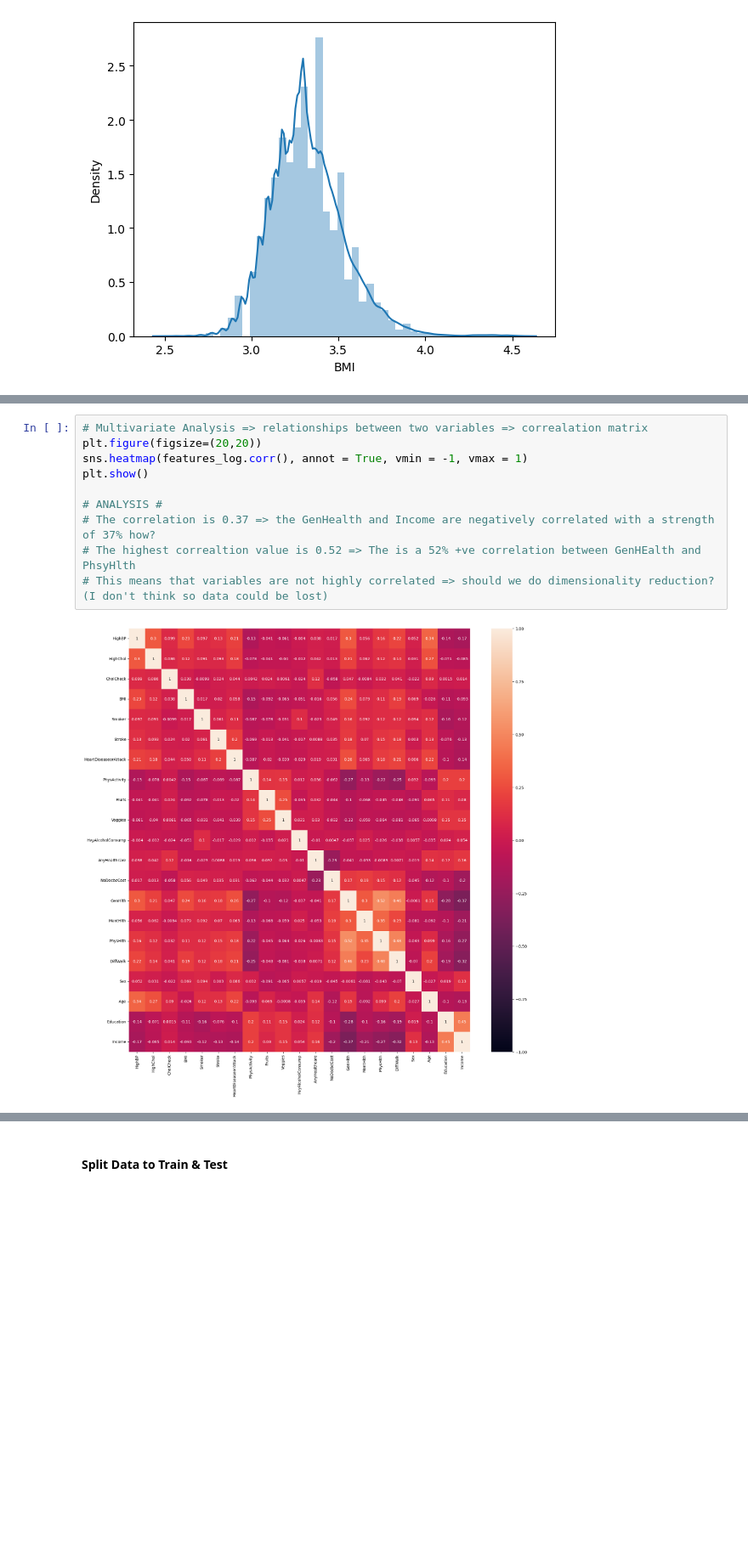
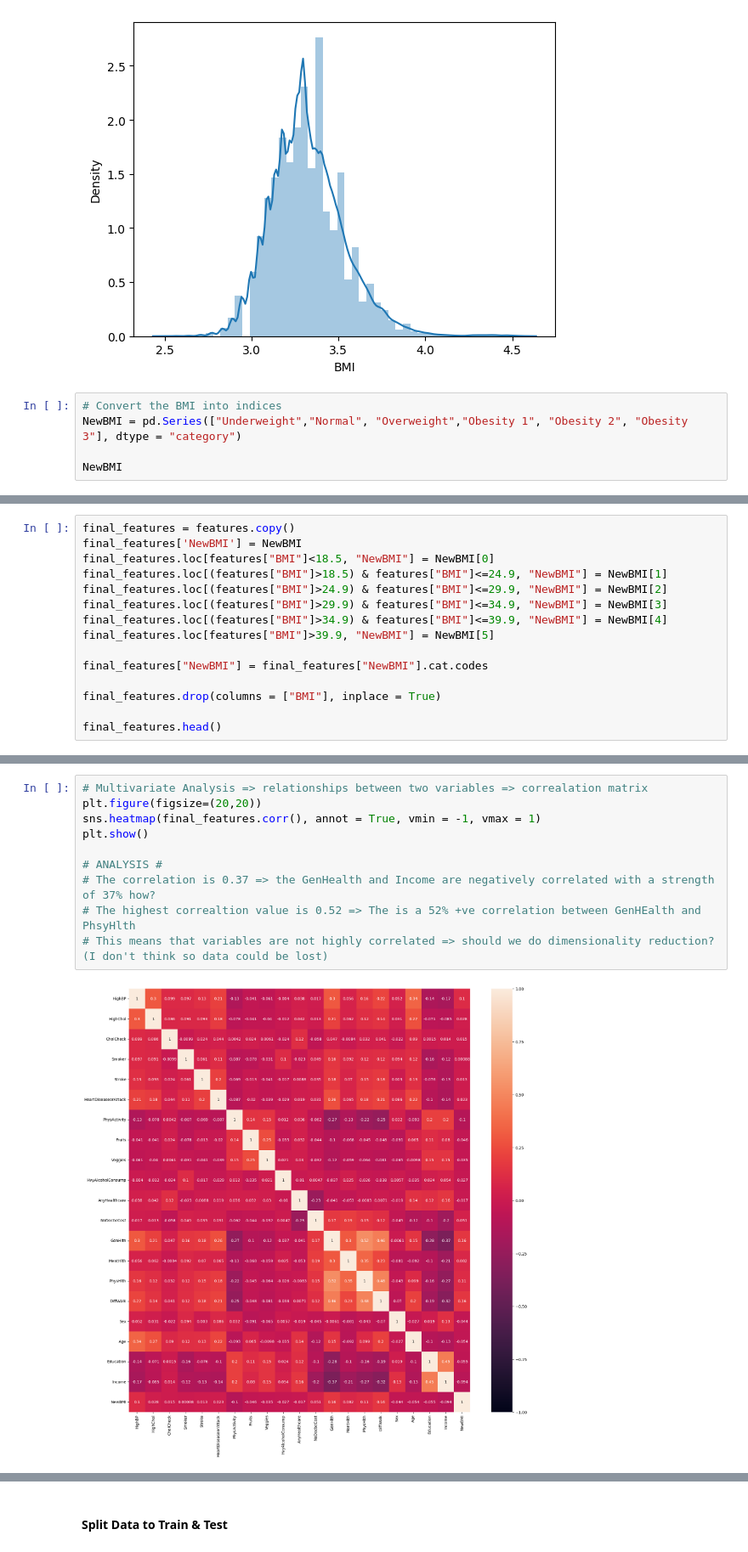
Before and after one commit to yasmineghanem/ML-Project, a Jupyter notebook: notebook.ipynb, the cells around one changed output, grey strips where cells are left out. Shown at 85% size. Cells and saved outputs as stored; diff of their text form; blank space fills up the shorter version.

```diff
--- a/notebook.ipynb
+++ b/notebook.ipynb
@@ -321,3 +324,8 @@ sns.distplot(features_log["BMI"], axlabel="BMI")
 # %% [output]
 <Axes: xlabel='BMI', ylabel='Density'>
 [figure]
+# %%
+# Convert the BMI into indices
+NewBMI = pd.Series(["Underweight","Normal", "Overweight","Obesity 1", "Obesity 2", "Obesity 3"], dtype = "category")
+
+NewBMI
@@ -323,0 +341,15 @@ sns.distplot(features_log["BMI"], axlabel="BMI")
+# %%
+final_features = features.copy()
+final_features['NewBMI'] = NewBMI
+final_features.loc[features["BMI"]<18.5, "NewBMI"] = NewBMI[0]
+final_features.loc[(features["BMI"]>18.5) & features["BMI"]<=24.9, "NewBMI"] = NewBMI[1]
+final_features.loc[(features["BMI"]>24.9) & features["BMI"]<=29.9, "NewBMI"] = NewBMI[2]
+final_features.loc[(features["BMI"]>29.9) & features["BMI"]<=34.9, "NewBMI"] = NewBMI[3]
+final_features.loc[(features["BMI"]>34.9) & features["BMI"]<=39.9, "NewBMI"] = NewBMI[4]
+final_features.loc[features["BMI"]>39.9, "NewBMI"] = NewBMI[5]
+
+final_features["NewBMI"] = final_features["NewBMI"].cat.codes
+
+final_features.drop(columns = ["BMI"], inplace = True)
+
+final_features.head()
@@ -324,12 +364,12 @@ sns.distplot(features_log["BMI"], axlabel="BMI")
 # %%
 # Multivariate Analysis => relationships between two variables => correalation matrix
 plt.figure(figsize=(20,20))
-sns.heatmap(features_log.corr(), annot = True, vmin = -1, vmax = 1)
+sns.heatmap(final_features.corr(), annot = True, vmin = -1, vmax = 1)
 plt.show()
 
 # ANALYSIS #
 # The correlation is 0.37 => the GenHealth and Income are negatively correlated with a strength of 37% how?
 # The highest correaltion value is 0.52 => The is a 52% +ve correlation between GenHEalth and PhsyHlth
 # This means that variables are not highly correlated => should we do dimensionality reduction? (I don't think so data could be lost)
 # %% [output]
-[figure, old version]
+[figure, new version]
```
Also changed, not shown: parts of 13 cells of this notebook, 1 other file.
